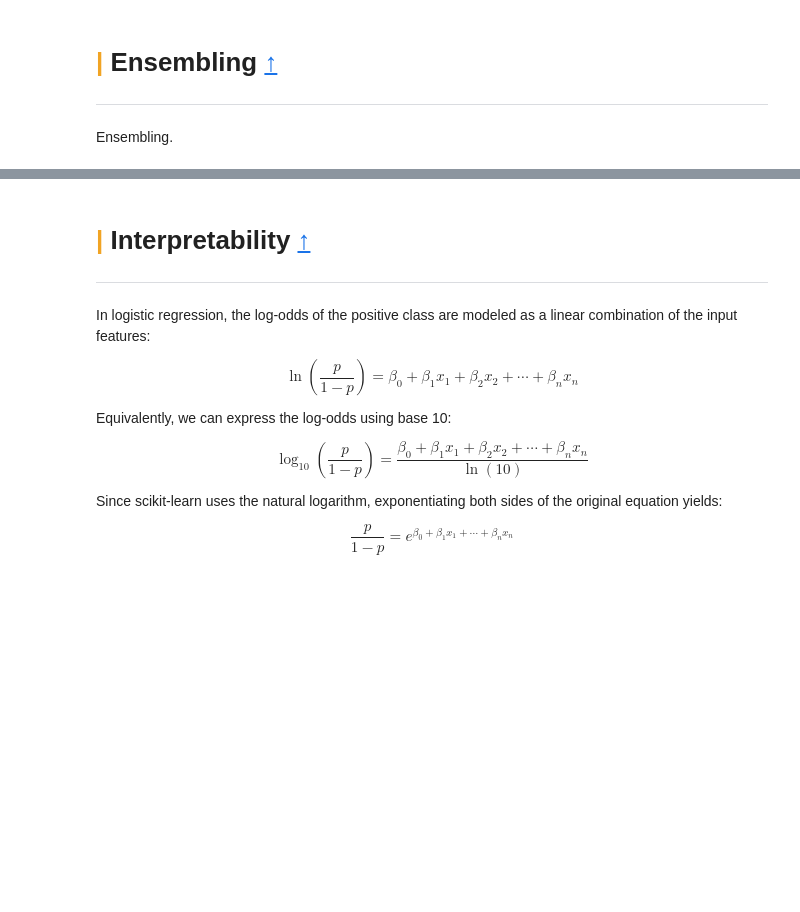
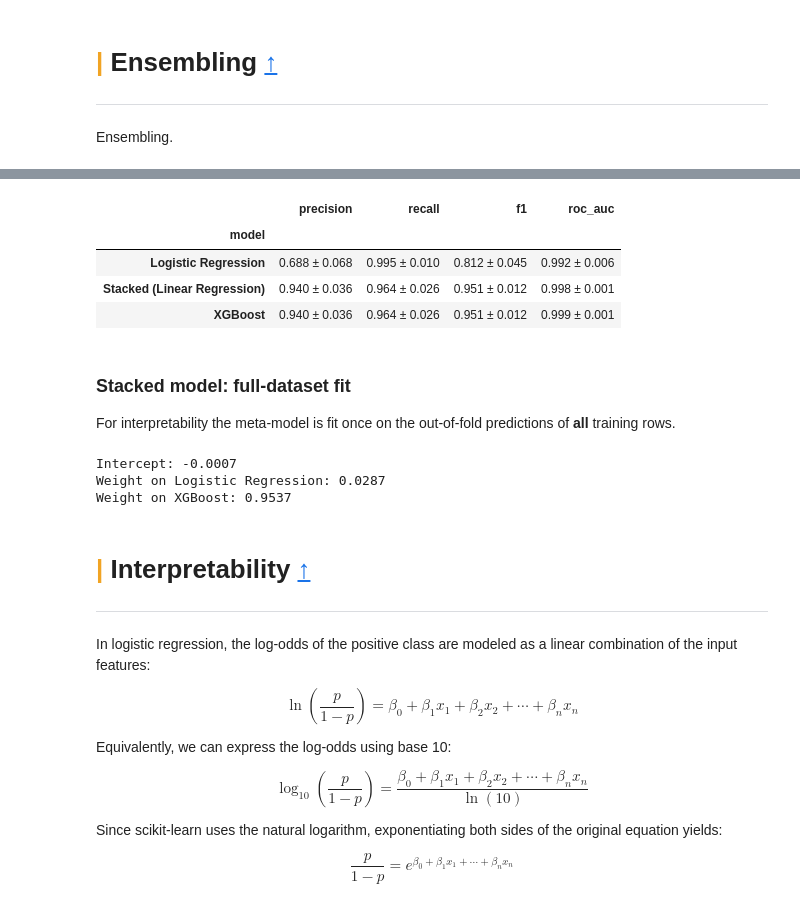
Before and after one commit to Gearlock/Thyroid-Disease-Risk-Datascience-Project, a Jupyter notebook: cs506-thyroid-cancer-prediction-project.ipynb, the cells around one changed output, grey strips where cells are left out. Cells and saved outputs as stored; diff of their text form; code cells hidden in the pictures; blank space fills up the shorter version.

```diff
--- a/cs506-thyroid-cancer-prediction-project.ipynb
+++ b/cs506-thyroid-cancer-prediction-project.ipynb
@@ -873,3 +1069,53 @@ intercept = meta_model.intercept_
+# %%
+from sklearn.linear_model import LinearRegression
+
+stack_rows = []
+for fold, (tr_idx, va_idx) in enumerate(skf.split(X, y), start=1):
+    meta = LinearRegression().fit(oof_df.loc[tr_idx, base_cols], y[tr_idx])
+    score = meta.predict(oof_df.loc[va_idx, base_cols])
+    pred = (score >= THRESHOLD).astype(int)
+
+    stack_rows.append({
+        "model": "Stacked (Linear Regression)",
+        "fold": fold,
+        "precision": precision_score(y[va_idx], pred, zero_division=0),
+        "recall":    recall_score(y[va_idx], pred),
+        "f1":        f1_score(y[va_idx], pred),
+        "roc_auc":   roc_auc_score(y[va_idx], score),
+    })
+
+stack_results = pd.DataFrame(stack_rows)
+
+# Mean ± std across the 5 folds for every model, including the stack
+all_results = pd.concat([results, stack_results], ignore_index=True)
+mean_all = all_results.groupby("model")[metrics].mean()
+std_all = all_results.groupby("model")[metrics].std()
+
+summary_all = mean_all.copy().astype(object)
+for m in metrics:
+    summary_all[m] = [f"{mean_all.loc[n, m]:.3f} ± {std_all.loc[n, m]:.3f}" for n in mean_all.index]
+
+display(summary_all)
+# %% [output]
+|  | precision | recall | f1 | roc_auc |
+| model |  |  |  |  |
+| Logistic Regression | 0.688 ± 0.068 | 0.995 ± 0.010 | 0.812 ± 0.045 | 0.992 ± 0.006 |
+| Stacked (Linear Regression) | 0.940 ± 0.036 | 0.964 ± 0.026 | 0.951 ± 0.012 | 0.998 ± 0.001 |
+| XGBoost | 0.940 ± 0.036 | 0.964 ± 0.026 | 0.951 ± 0.012 | 0.999 ± 0.001 |
+# %% [markdown]
+### Stacked model: full-dataset fit
+
+For interpretability the meta-model is fit once on the out-of-fold predictions of **all** training rows.
+# %%
+meta_model = LinearRegression().fit(oof_df[base_cols], oof_df["y_true"])
+
+print(f"Intercept: {meta_model.intercept_:.4f}")
+for name, w in zip(models, meta_model.coef_):
+    print(f"Weight on {name}: {w:.4f}")
+# %% [output]
+Intercept: -0.0007
+Weight on Logistic Regression: 0.0287
+Weight on XGBoost: 0.9537
 # %% [markdown]
 # <b><span style='color:#F1A424'>|</span> Interpretability</b><a class='anchor' id='interpretability'></a> [↑](#top)
 
```
Also changed, not shown: parts of 38 cells of this notebook.
